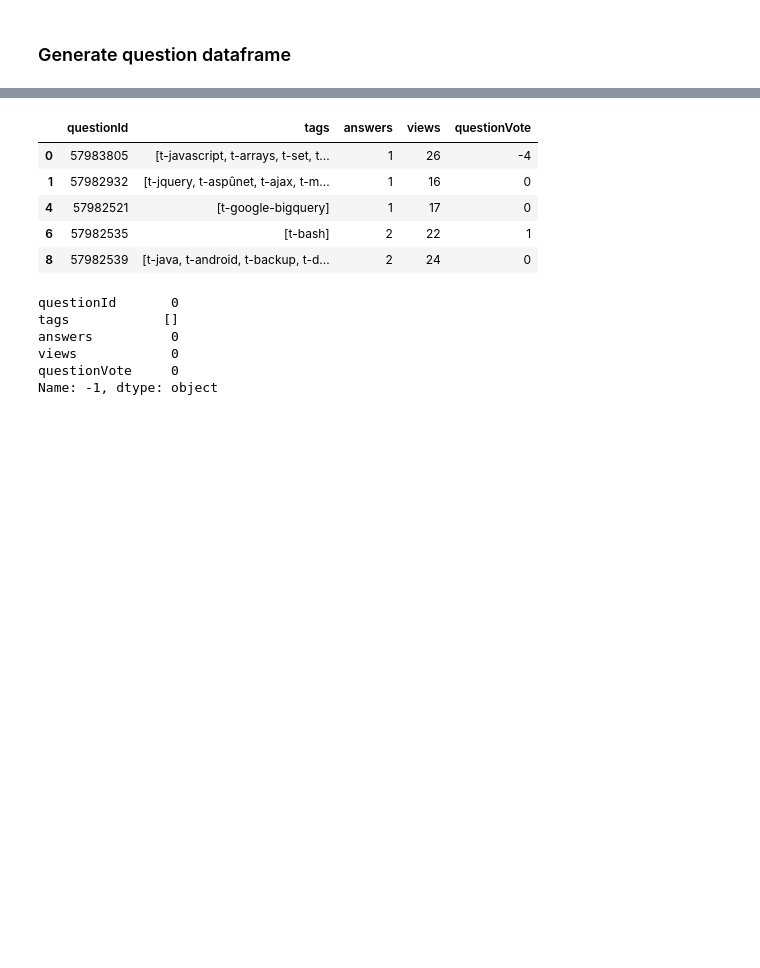
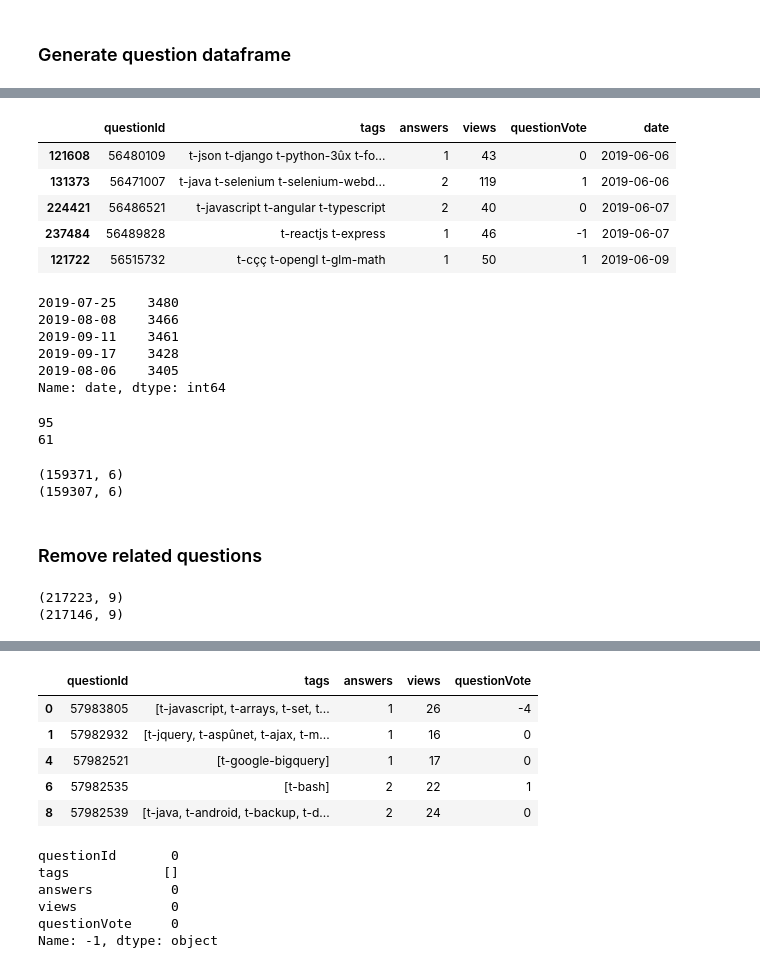
Before and after one commit to noaRricky/seq-rmd-crowdsourcing, a Jupyter notebook: notebooks/dataset/stackoverflow.ipynb, the cells around one changed output, grey strips where cells are left out. Drawn from its saved outputs; the diff is of its cells as text; code cells hidden in the pictures; blank space fills up the shorter version.

```diff
--- a/notebooks/dataset/stackoverflow.ipynb
+++ b/notebooks/dataset/stackoverflow.ipynb
@@ -470,0 +497,46 @@ Filtered question dataframe shape: (159371, 5)
+# %%
+ques_df = ques_df.sort_values(by='date')
+ques_df.head()
+# %% [output]
+|  | questionId | tags | answers | views | questionVote | date |
+| 121608 | 56480109 | t-json t-django t-python-3ûx t-fo... | 1 | 43 | 0 | 2019-06-06 |
+| 131373 | 56471007 | t-java t-selenium t-selenium-webd... | 2 | 119 | 1 | 2019-06-06 |
+| 224421 | 56486521 | t-javascript t-angular t-typescript | 2 | 40 | 0 | 2019-06-07 |
+| 237484 | 56489828 | t-reactjs t-express | 1 | 46 | -1 | 2019-06-07 |
+| 121722 | 56515732 | t-cçç t-opengl t-glm-math | 1 | 50 | 1 | 2019-06-09 |
+# %%
+date_counts = ques_df['date'].value_counts()
+date_counts.head()
+# %% [output]
+2019-07-25    3480
+2019-08-08    3466
+2019-09-11    3461
+2019-09-17    3428
+2019-08-06    3405
+Name: date, dtype: int64
+# %%
+print(date_counts.size)
+date_counts = date_counts[date_counts >= 10]
+print(date_counts.size)
+# %% [output]
+95
+61
+# %%
+print(ques_df.shape)
+ques_df = ques_df[ques_df['date'].isin(date_counts.index)]
+print(ques_df.shape)
+# %% [output]
+(159371, 6)
+(159307, 6)
+# %% [markdown]
+### Remove related questions
+# %%
+print(item_df.shape)
+item_df = pd.merge(left=item_df,
+         right=ques_df[['questionId']],
+         how='inner',
+         on=['questionId'])
+print(item_df.shape)
+# %% [output]
+(217223, 9)
+(217146, 9)
```
Also changed, not shown: parts of 14 cells of this notebook, 2 other files.
